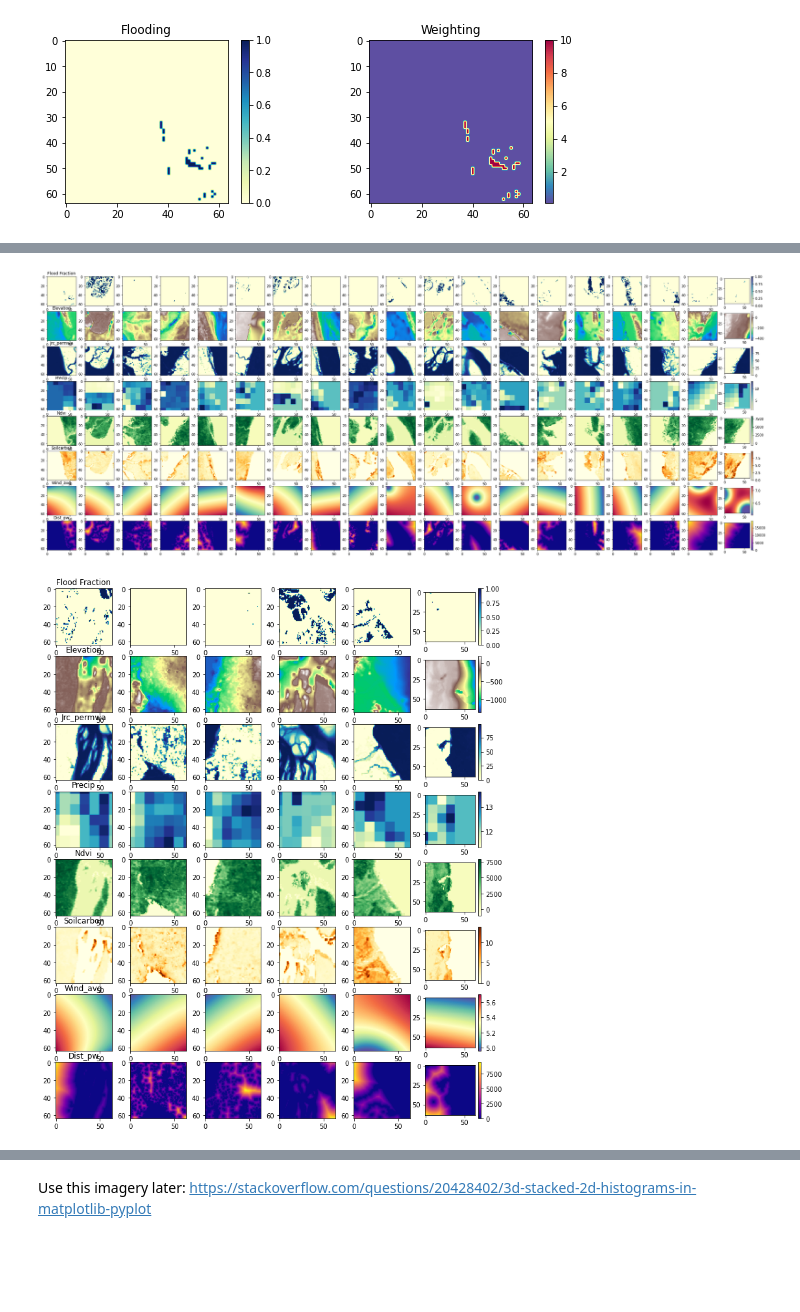
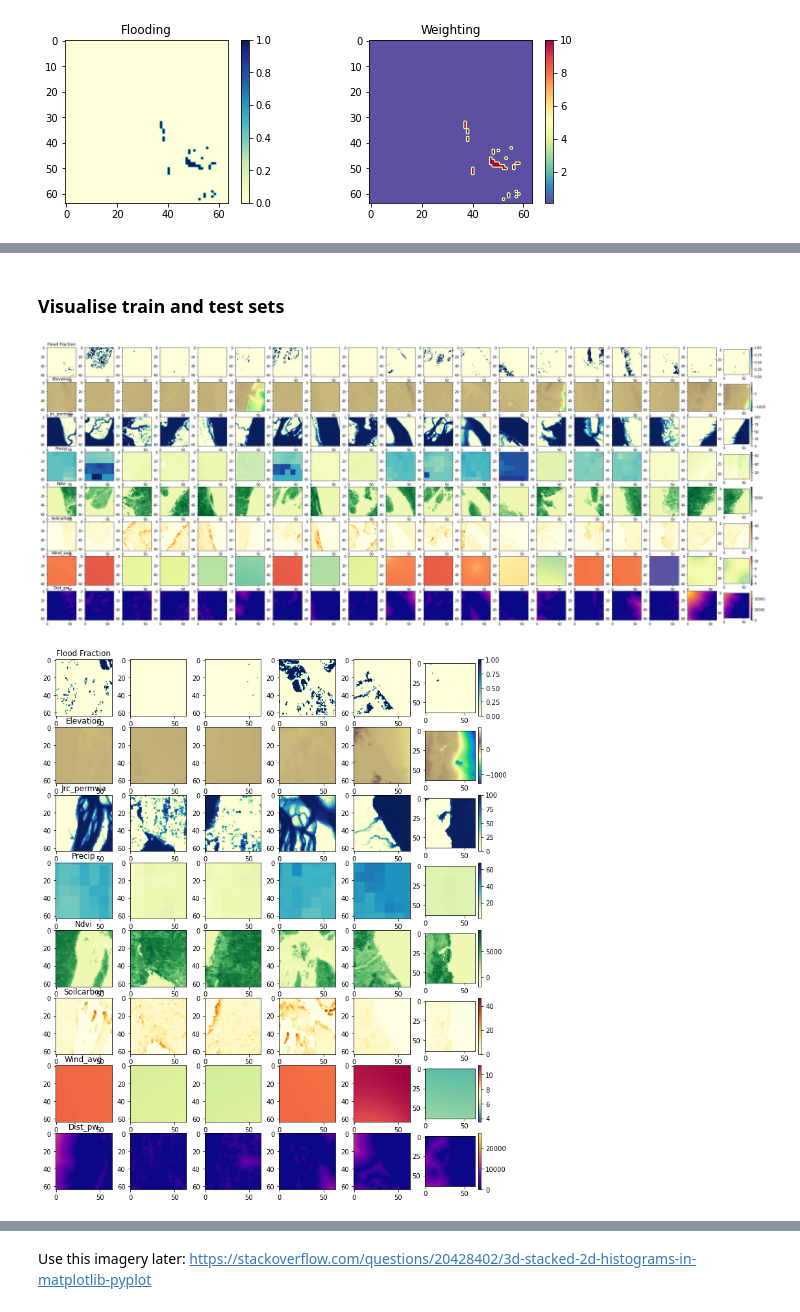
Before and after one commit to alisonpeard/hybridmodels, a Jupyter notebook: python/B. CNNs (Segmentation).ipynb, the cells around one changed output, grey strips where cells are left out. Cells and saved outputs as stored; diff of their text form; code cells hidden in the pictures; blank space fills up the shorter version.

```diff
--- a/python/B. CNNs (Segmentation).ipynb
+++ b/python/B. CNNs (Segmentation).ipynb
@@ -9,7 +9,7 @@ import geopandas as gpd
 import matplotlib.pyplot as plt
 
 from model_utils import *
-viz = False
+viz = True
 # %%
 # load the data
 wd = join("..", "data")
@@ -117,0 +142,29 @@ if viz:
+# %%
+weights_list = [0.5, 1]  # global var
+
+
+def add_both_weights(image, label):
+
+    class_weights = tf.constant(weights_list)  # global var
+
+    # create a permanent water mask (assuming pw feature in channel 1)
+    pw = image[0, :, :, 1]
+    pw = tf.reshape(pw, [1, 64 * 64, 1])
+    land_mask = pw < 50
+    land_mask = tf.cast(land_mask, dtype=tf.float32)
+
+    sample_weights = tf.gather(class_weights, indices=tf.cast(label, tf.int32))
+    sample_weights *= land_mask
+
+    return image, label, sample_weights
+
+# visualise adding both types of weighting
+if viz:
+    fig, ax = plt.subplots(1, 2, figsize=(10, 3))
+    for element in train.map(add_both_weights).take(1):
+        im0 = ax[0].imshow(element[1][0, :, :].numpy().reshape(64, 64), cmap="YlGnBu")
+        ax[0].set_title("Flooding")
+        im = ax[1].imshow(element[2][0, :, :].numpy().reshape(64, 64), cmap="Spectral_r")
+        ax[1].set_title("Weighting")
+    fig.colorbar(im0, ax=ax[0])
+    fig.colorbar(im, ax=ax[1])
@@ -118,3 +173,11 @@ if viz:
+# %% [markdown]
+### Visualise train and test sets
+# %%
+vmins = []
+vmaxs = []
+for feature in features:
+    vmins.append(gdf[feature].min())
+    vmaxs.append(gdf[feature].max())
 # %%
 # view training set
 if viz:
@@ -126,31 +189,31 @@ if viz:
 
     for fi in range(nfeatures):
         for i, im in enumerate(X_train):
-            pos = ax[fi+1, i].imshow(im[:, :, fi], cmap=feature_cmaps[fi])
+            pos = ax[fi+1, i].imshow(im[:, :, fi], cmap=feature_cmaps[fi], vmin=vmins[fi], vmax=vmaxs[fi])
             ax[fi+1, 0].set_title(features[fi].capitalize())
         fig.colorbar(pos, ax=ax[fi+1, len(y_train)-1])
 
-    plt.savefig(join(wd, "trainingset_binary.png"), bbox_inches="tight")
+    plt.savefig(join(imdir, "trainingset_binary.png"), bbox_inches="tight")
 # %% [output]
-[figure, old version]
+[figure, new version]
 # %%
 # view testing set
 if viz:
     fig, ax = plt.subplots(nfeatures+1, len(y_test), figsize=(2 * len(y_test), 2 * nfeatures + 1))
     for i, im in enumerate(y_test):
         pos = ax[0, i].imshow(im.reshape(64, 64), cmap="YlGnBu")
         ax[0, 0].set_title(f"Flood Fraction")
     fig.colorbar(pos, ax=ax[0, len(y_test)-1])
 
     for fi in range(nfeatures):
         for i, im in enumerate(X_test):
-            pos = ax[fi+1, i].imshow(im[:, :, fi], cmap=feature_cmaps[fi])
+            pos = ax[fi+1, i].imshow(im[:, :, fi], cmap=feature_cmaps[fi], vmin=vmins[fi], vmax=vmaxs[fi])
             ax[fi+1, 0].set_title(features[fi].capitalize())
         fig.colorbar(pos, ax=ax[fi+1, len(y_test)-1])
 
-    plt.savefig(join(wd, "testingset_binary.png"), bbox_inches="tight")
+    plt.savefig(join(imdir, "testingset_binary.png"), bbox_inches="tight")
 # %% [output]
-[figure, old version]
+[figure, new version]
 # %% [markdown]
 ### SCNN
 Can either use:
```
Also changed, not shown: parts of 13 cells of this notebook, 6 other files.
